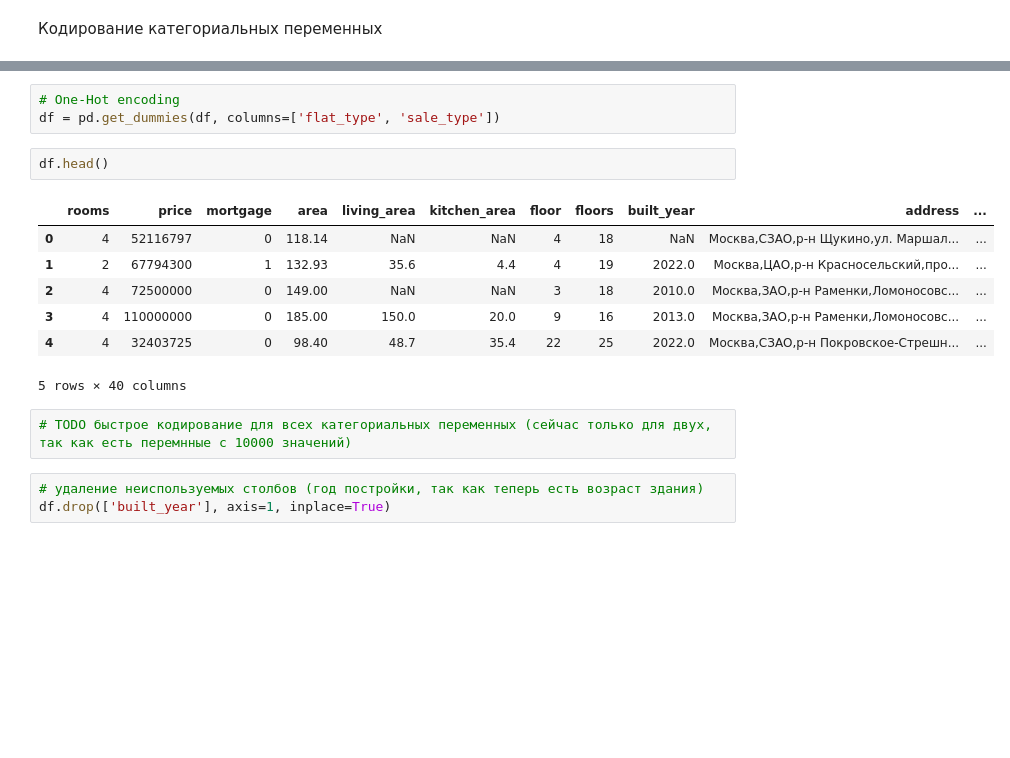
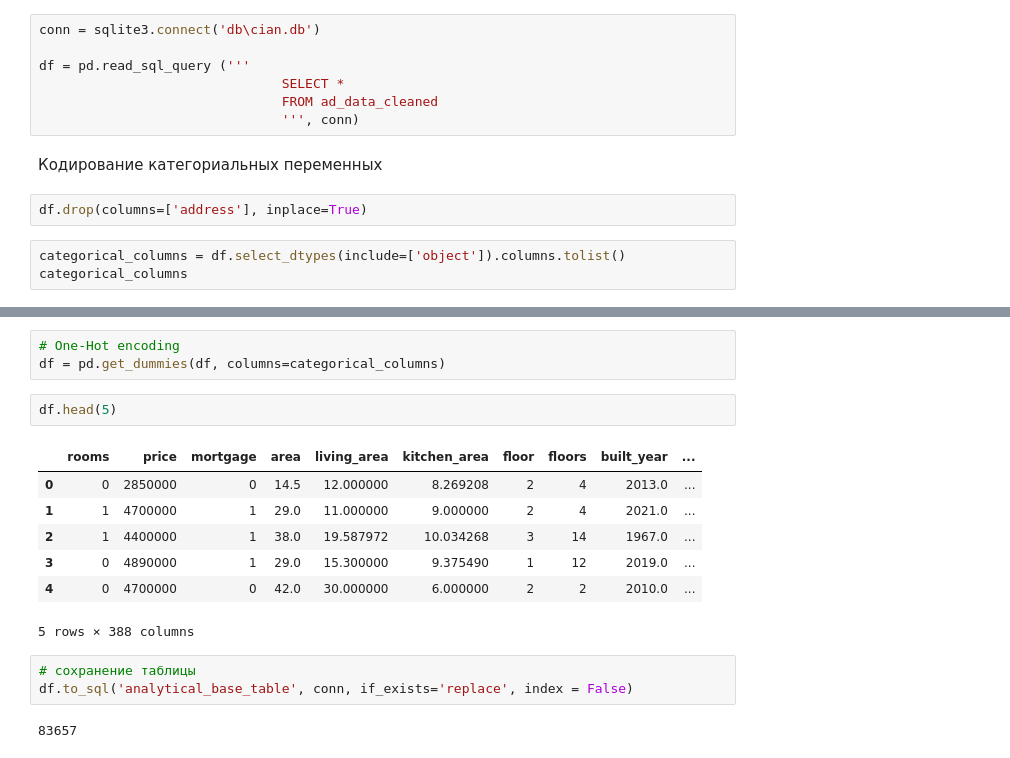
Before and after one commit to AlexShabanova/cian_project, a Jupyter notebook: application/feature_engineering.ipynb, the cells around one changed output, grey strips where cells are left out. Cells and saved outputs as stored; diff of their text form; blank space fills up the shorter version.

```diff
--- a/application/feature_engineering.ipynb
+++ b/application/feature_engineering.ipynb
@@ -40,2 +16,14 @@ sum(df.house_age<0)
+# %%
+conn = sqlite3.connect('db\cian.db')
+
+df = pd.read_sql_query ('''
+                               SELECT *
+                               FROM ad_data_cleaned
+                               ''', conn)
 # %% [markdown]
 Кодирование категориальных переменных
+# %%
+df.drop(columns=['address'], inplace=True)
+# %%
+categorical_columns = df.select_dtypes(include=['object']).columns.tolist()
+categorical_columns
@@ -42,18 +42,18 @@ sum(df.house_age<0)
 # %%
 # One-Hot encoding
-df = pd.get_dummies(df, columns=['flat_type', 'sale_type'])
+df = pd.get_dummies(df, columns=categorical_columns)
 # %%
-df.head()
+df.head(5)
 # %% [output]
-|  | rooms | price | mortgage | area | living_area | kitchen_area | floor | floors | built_year | address | ... |
-| 0 | 4 | 52116797 | 0 | 118.14 | NaN | NaN | 4 | 18 | NaN | Москва,СЗАО,р-н Щукино,ул. Маршал... | ... |
-| 1 | 2 | 67794300 | 1 | 132.93 | 35.6 | 4.4 | 4 | 19 | 2022.0 | Москва,ЦАО,р-н Красносельский,про... | ... |
-| 2 | 4 | 72500000 | 0 | 149.00 | NaN | NaN | 3 | 18 | 2010.0 | Москва,ЗАО,р-н Раменки,Ломоносовс... | ... |
-| 3 | 4 | 110000000 | 0 | 185.00 | 150.0 | 20.0 | 9 | 16 | 2013.0 | Москва,ЗАО,р-н Раменки,Ломоносовс... | ... |
-| 4 | 4 | 32403725 | 0 | 98.40 | 48.7 | 35.4 | 22 | 25 | 2022.0 | Москва,СЗАО,р-н Покровское-Стрешн... | ... |
+|  | rooms | price | mortgage | area | living_area | kitchen_area | floor | floors | built_year | ... |
+| 0 | 0 | 2850000 | 0 | 14.5 | 12.000000 | 8.269208 | 2 | 4 | 2013.0 | ... |
+| 1 | 1 | 4700000 | 1 | 29.0 | 11.000000 | 9.000000 | 2 | 4 | 2021.0 | ... |
+| 2 | 1 | 4400000 | 1 | 38.0 | 19.587972 | 10.034268 | 3 | 14 | 1967.0 | ... |
+| 3 | 0 | 4890000 | 1 | 29.0 | 15.300000 | 9.375490 | 1 | 12 | 2019.0 | ... |
+| 4 | 0 | 4700000 | 0 | 42.0 | 30.000000 | 6.000000 | 2 | 2 | 2010.0 | ... |
-5 rows × 40 columns
+5 rows × 388 columns
-# %%
-# TODO быстрое кодирование для всех категориальных переменных (сейчас только для двух, так как есть перемнные с 10000 значений)
-# %%
-# удаление неиспользуемых столбов (год постройки, так как теперь есть возраст здания)
-df.drop(['built_year'], axis=1, inplace=True)
+# %%
+# сохранение таблицы
+df.to_sql('analytical_base_table', conn, if_exists='replace', index = False)
+# %% [output]
+83657
```
Also changed, not shown: parts of 6 cells of this notebook, 11 other files.
